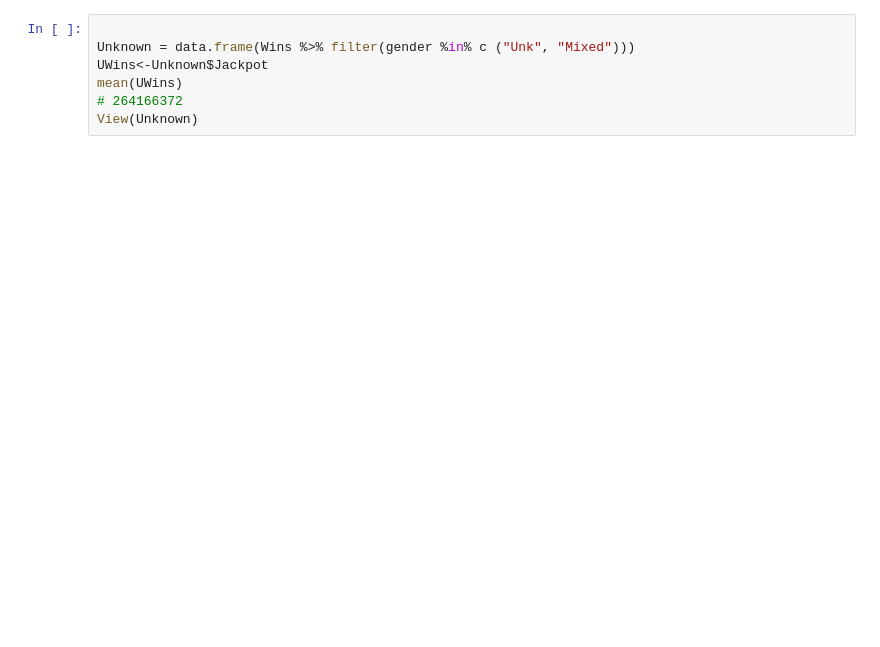
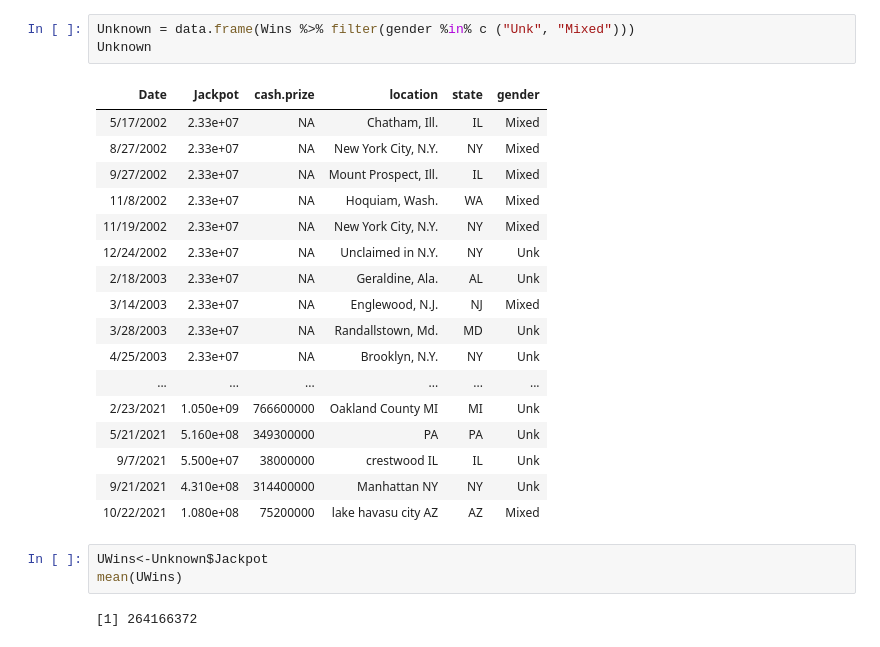
Before and after one commit to AlbiKovi/DSO110---Final-Group-Project, a Jupyter notebook: DSO110 - Final Group Project - Lottery - R Notebook.ipynb, the cells around one changed output. Saved outputs shown, nothing was run; the diff lists cells and outputs as text; blank space fills up the shorter version.

```diff
--- a/DSO110 - Final Group Project - Lottery - R Notebook.ipynb
+++ b/DSO110 - Final Group Project - Lottery - R Notebook.ipynb
@@ -39,9 +106,28 @@ View(Groups)
 # %%
-
 Unknown = data.frame(Wins %>% filter(gender %in% c ("Unk", "Mixed")))
-UWins<-Unknown$Jackpot
-mean(UWins)
-# 264166372
-View(Unknown)
+Unknown
+# %% [output]
+| Date | Jackpot | cash.prize | location | state | gender |
+| 5/17/2002 | 2.33e+07 | NA | Chatham, Ill. | IL | Mixed |
+| 8/27/2002 | 2.33e+07 | NA | New York City, N.Y. | NY | Mixed |
+| 9/27/2002 | 2.33e+07 | NA | Mount Prospect, Ill. | IL | Mixed |
+| 11/8/2002 | 2.33e+07 | NA | Hoquiam, Wash. | WA | Mixed |
+| 11/19/2002 | 2.33e+07 | NA | New York City, N.Y. | NY | Mixed |
+| 12/24/2002 | 2.33e+07 | NA | Unclaimed in N.Y. | NY | Unk |
+| 2/18/2003 | 2.33e+07 | NA | Geraldine, Ala. | AL | Unk |
+| 3/14/2003 | 2.33e+07 | NA | Englewood, N.J. | NJ | Mixed |
+| 3/28/2003 | 2.33e+07 | NA | Randallstown, Md. | MD | Unk |
+| 4/25/2003 | 2.33e+07 | NA | Brooklyn, N.Y. | NY | Unk |
+| ... | ... | ... | ... | ... | ... |
+| 2/23/2021 | 1.050e+09 | 766600000 | Oakland County MI | MI | Unk |
+| 5/21/2021 | 5.160e+08 | 349300000 | PA | PA | Unk |
+| 9/7/2021 | 5.500e+07 | 38000000 | crestwood IL | IL | Unk |
+| 9/21/2021 | 4.310e+08 | 314400000 | Manhattan NY | NY | Unk |
+| 10/22/2021 | 1.080e+08 | 75200000 | lake havasu city AZ | AZ | Mixed |
+# %%
+UWins<-Unknown$Jackpot
+mean(UWins)
+# %% [output]
+[1] 264166372
 # %%
 SingleSex = data.frame(Wins %>% filter(gender %in% c ("M", "F")))
```
Also changed, not shown: parts of 36 cells of this notebook, 2 other files.
